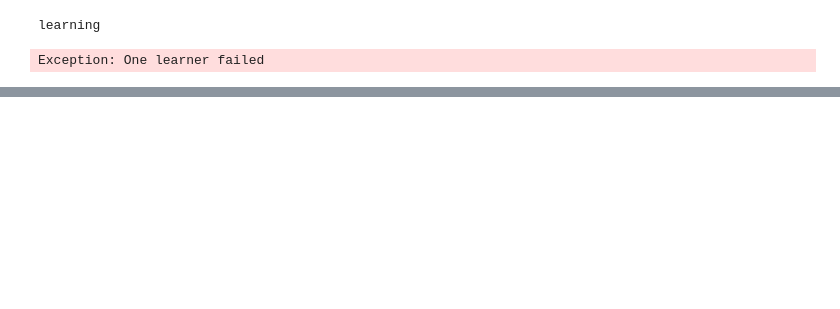
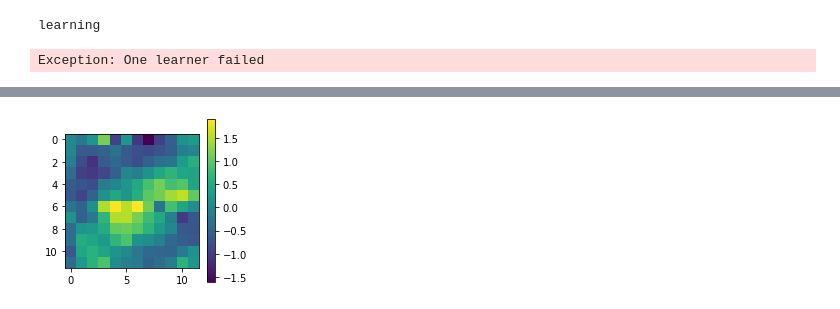
Before and after one commit to ccli3896/RLWorms, a Jupyter notebook: 12_19_homeTesting/RunMoreThings.ipynb, the cells around one changed output, grey strips where cells are left out. Drawn from its saved outputs; the diff is of its cells as text; code cells hidden in the pictures; blank space fills up the shorter version.

```diff
--- a/12_19_homeTesting/RunMoreThings.ipynb
+++ b/12_19_homeTesting/RunMoreThings.ipynb
@@ -72,0 +153,6 @@ Exception: One learner failed
+# %%
+plt.figure(figsize=(3,3))
+plt.imshow(mset.models[0]['reward_off'][:,:,0])
+plt.colorbar();
+# %% [output]
+[figure, added]
```
Also changed, not shown: parts of 22 cells of this notebook, 2 other files.
